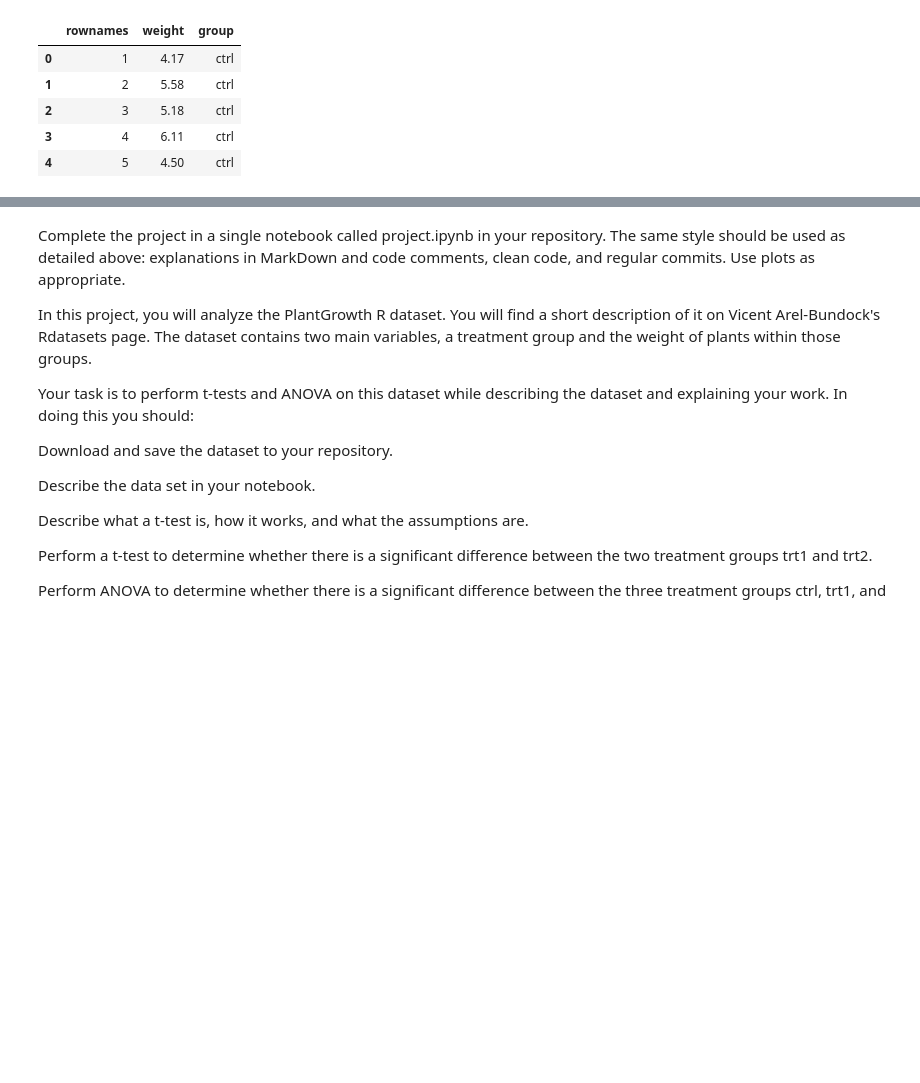
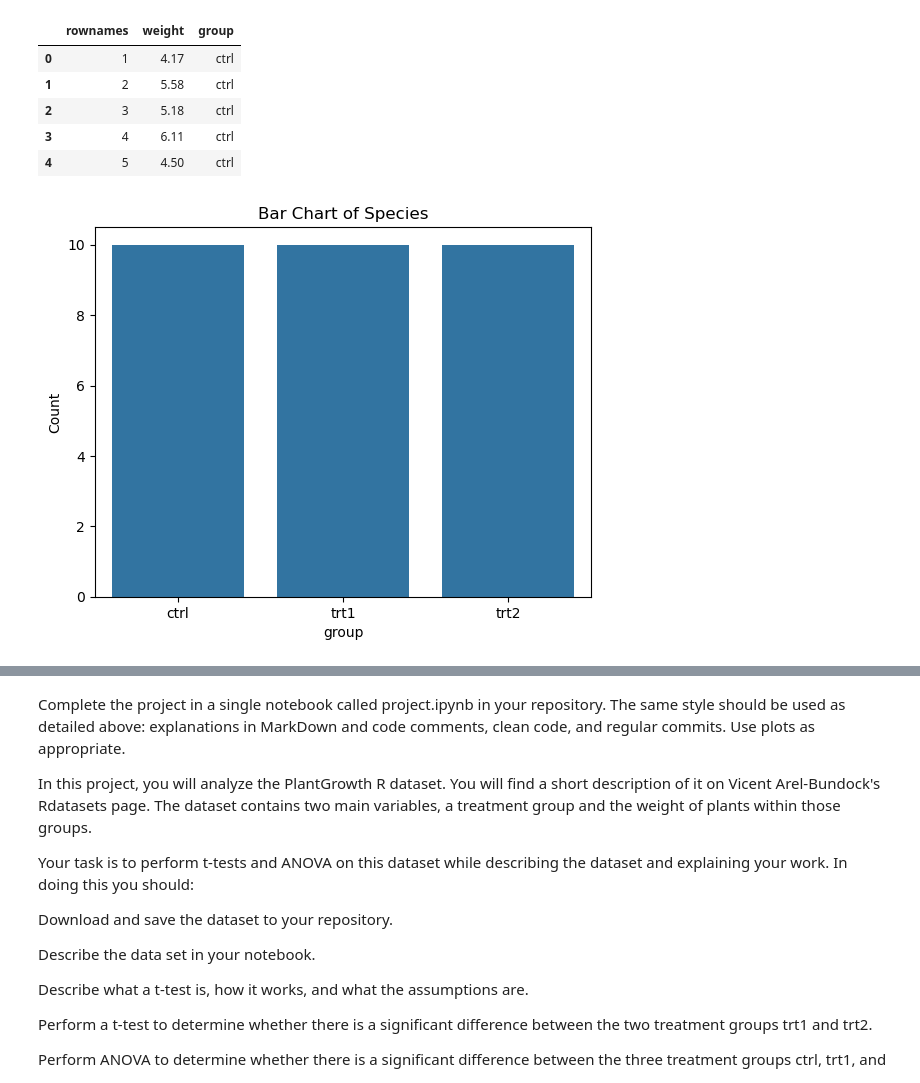
Before and after one commit to dectan/applied_statistics, a Jupyter notebook: project.ipynb, the cells around one changed output, grey strips where cells are left out. Saved outputs shown, nothing was run; the diff lists cells and outputs as text; code cells hidden in the pictures; blank space fills up the shorter version.

```diff
--- a/project.ipynb
+++ b/project.ipynb
@@ -54,3 +54,12 @@ df.head(5)
 | 2 | 3 | 5.18 | ctrl |
 | 3 | 4 | 6.11 | ctrl |
 | 4 | 5 | 4.50 | ctrl |
+# %%
+sns.countplot(x='group', data=df)
+plt.title('Bar Chart of Species')
+plt.xlabel('group')
+plt.ylabel('Count')
+#plt.legend
+plt.show()
+# %% [output]
+[figure, added]
```
Also changed, not shown: parts of 6 cells of this notebook, 1 other file.
